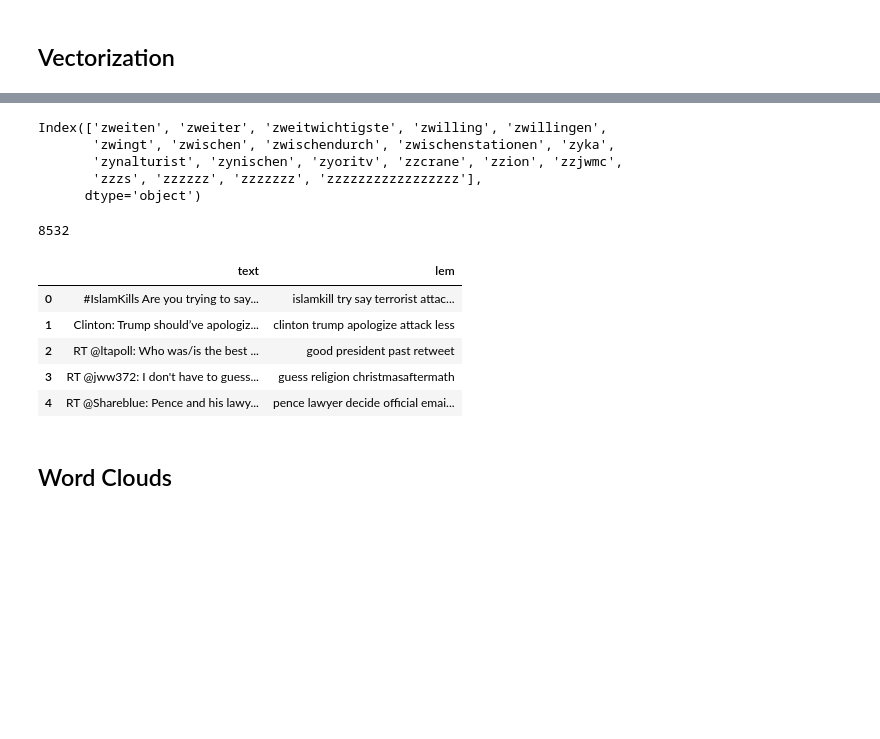
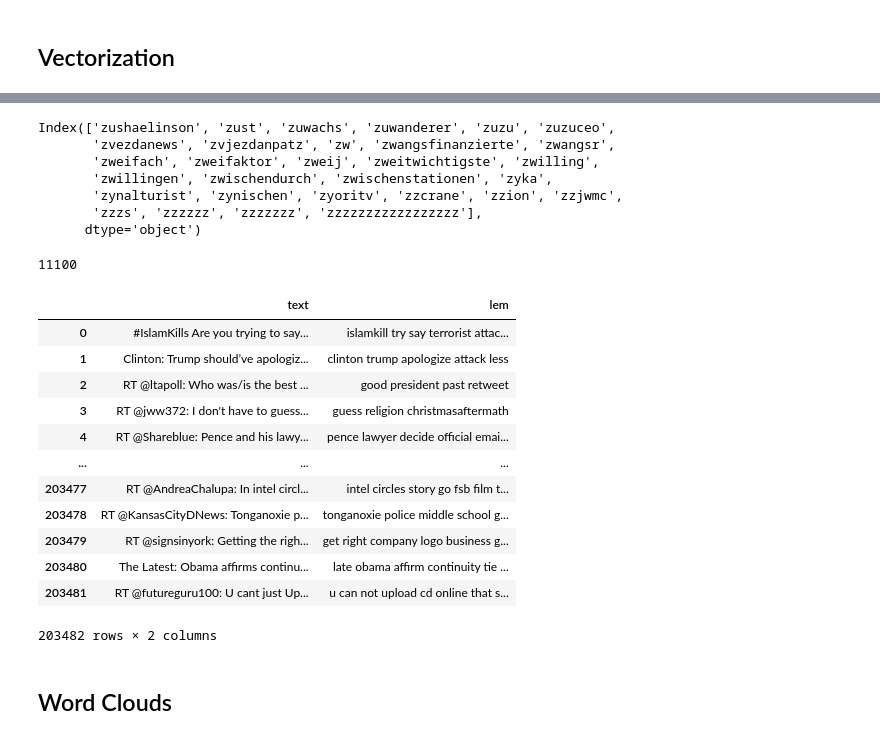
Before and after one commit to scrapfishies/russian-troll-tweets-nlp, a Jupyter notebook: modeling/tweet_cleaning.ipynb, the cells around one changed output, grey strips where cells are left out. Drawn from its saved outputs; the diff is of its cells as text; code cells hidden in the pictures; blank space fills up the shorter version.

Commit message:
removed german words

```diff
--- a/modeling/tweet_cleaning.ipynb
+++ b/modeling/tweet_cleaning.ipynb
@@ -119,0 +174,2 @@ len(many_words), type(many_words)
+# %%
+remove_german = set([word for word in german if word not in many_words])
@@ -120,8 +180,5 @@ len(many_words), type(many_words)
 # %%
-delete_non_english = lambda x: " ".join(w for w in nltk.word_tokenize(x) if w in many_words)
+remove_german_words = lambda x: " ".join(w for w in nltk.word_tokenize(x) if w not in remove_german)
 # %%
 # drop non-english words
-df['clean'] = df['clean'].apply(delete_non_english)
-
-# drop any tweet rows
-df.dropna(inplace=True)
+df['clean'] = df['clean'].apply(remove_german_words)
@@ -150,6 +220,8 @@ with open('../data_files/twitter_stopwords.txt') as f:
 len(twitter_stopwords)
 # %% [output]
 623
+# %%
+twitter_stopwords = [word.lower() for word in twitter_stopwords]
 # %%
 other_words = ['amp', '…']
 # %%
@@ -258,27 +330,36 @@ vect
 # %%
-vect.columns[-20:]
+vect.columns[-30:]
 # %% [output]
-Index(['zweiten', 'zweiter', 'zweitwichtigste', 'zwilling', 'zwillingen',
-       'zwingt', 'zwischen', 'zwischendurch', 'zwischenstationen', 'zyka',
+Index(['zushaelinson', 'zust', 'zuwachs', 'zuwanderer', 'zuzu', 'zuzuceo',
+       'zvezdanews', 'zvjezdanpatz', 'zw', 'zwangsfinanzierte', 'zwangsr',
+       'zweifach', 'zweifaktor', 'zweij', 'zweitwichtigste', 'zwilling',
+       'zwillingen', 'zwischendurch', 'zwischenstationen', 'zyka',
        'zynalturist', 'zynischen', 'zyoritv', 'zzcrane', 'zzion', 'zzjwmc',
        'zzzs', 'zzzzzz', 'zzzzzzz', 'zzzzzzzzzzzzzzzzz'],
       dtype='object')
 # %%
 # previously: 94809 columns
 # spacy lem: 89679
-94809-86277
+94809-83709
 # %% [output]
-8532
+11100
 # %%
 tweets = df[['text', 'lem']]
-tweets.head()
+tweets
 # %% [output]
 |  | text | lem |
 | 0 | #IslamKills Are you trying to say... | islamkill try say terrorist attac... |
 | 1 | Clinton: Trump should’ve apologiz... | clinton trump apologize attack less |
 | 2 | RT @ltapoll: Who was/is the best ... | good president past retweet |
 | 3 | RT @jww372: I don't have to guess... | guess religion christmasaftermath |
 | 4 | RT @Shareblue: Pence and his lawy... | pence lawyer decide official emai... |
+| ... | ... | ... |
+| 203477 | RT @AndreaChalupa: In intel circl... | intel circles story go fsb film t... |
+| 203478 | RT @KansasCityDNews: Tonganoxie p... | tonganoxie police middle school g... |
+| 203479 | RT @signsinyork: Getting the righ... | get right company logo business g... |
+| 203480 | The Latest: Obama affirms continu... | late obama affirm continuity tie ... |
+| 203481 | RT @futureguru100: U cant just Up... | u can not upload cd online that s... |
+203482 rows × 2 columns
 # %%
 with open('../data_files/tweets.pickle', 'wb') as to_write:
    pickle.dump(tweets, to_write)
```
Also changed, not shown: parts of 21 cells of this notebook, 2 other files.
